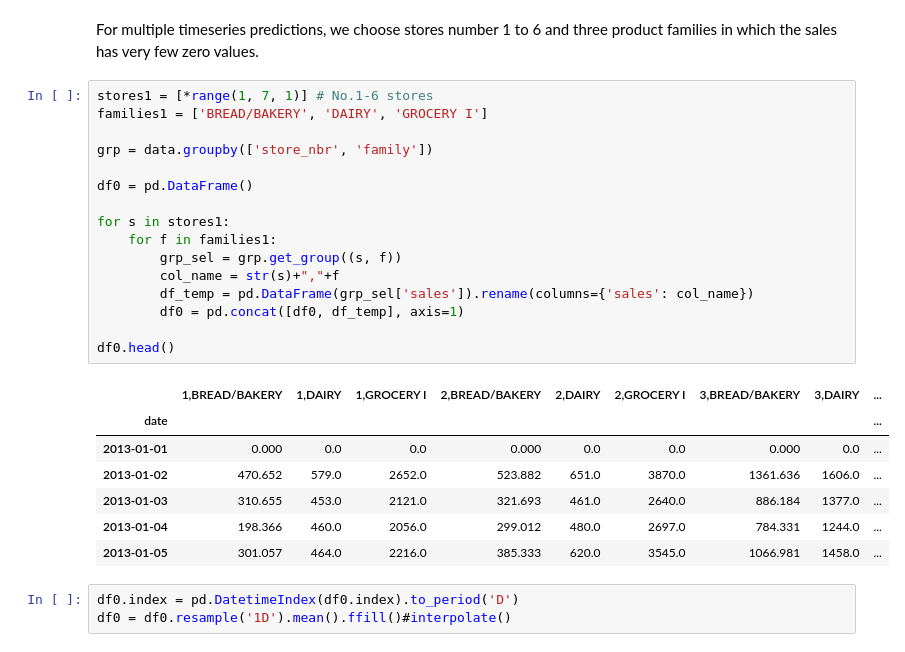
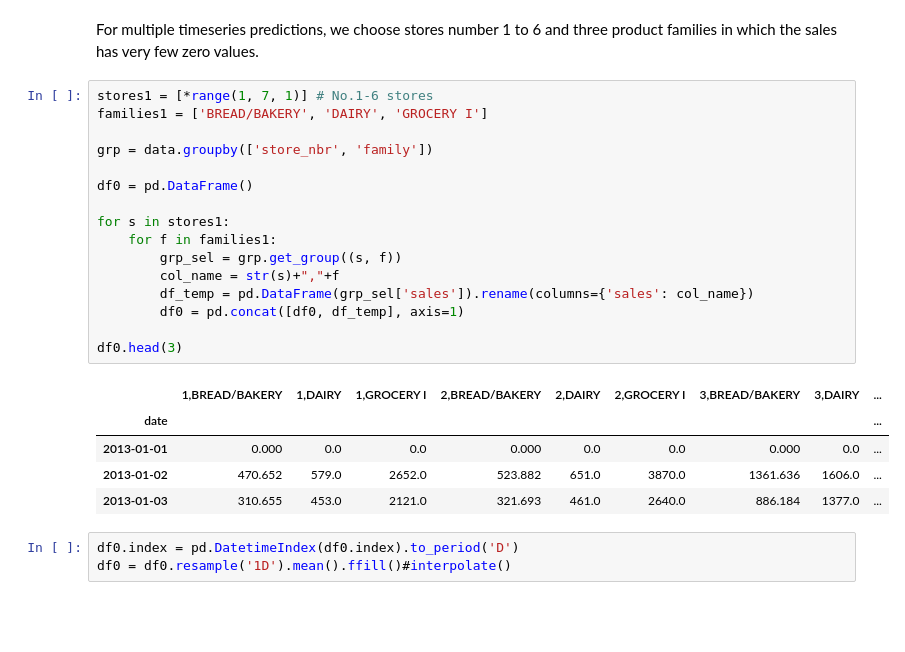
Before and after one commit to zxie9/Capstone-Project-Two, a Jupyter notebook: Notebooks/5. Modeling_Part1.ipynb, the cells around one changed output. Saved outputs shown, nothing was run; the diff lists cells and outputs as text; blank space fills up the shorter version.

```diff
--- a/Notebooks/5. Modeling_Part1.ipynb
+++ b/Notebooks/5. Modeling_Part1.ipynb
@@ -199,27 +203,25 @@ For multiple timeseries predictions, we choose stores number 1 to 6 and three pr
 # %%
 stores1 = [*range(1, 7, 1)] # No.1-6 stores
 families1 = ['BREAD/BAKERY', 'DAIRY', 'GROCERY I']
 
 grp = data.groupby(['store_nbr', 'family'])
 
 df0 = pd.DataFrame()
 
 for s in stores1:
     for f in families1:
         grp_sel = grp.get_group((s, f))
         col_name = str(s)+","+f
         df_temp = pd.DataFrame(grp_sel['sales']).rename(columns={'sales': col_name})
         df0 = pd.concat([df0, df_temp], axis=1)
 
-df0.head()
+df0.head(3)
 # %% [output]
 |  | 1,BREAD/BAKERY | 1,DAIRY | 1,GROCERY I | 2,BREAD/BAKERY | 2,DAIRY | 2,GROCERY I | 3,BREAD/BAKERY | 3,DAIRY | ... |
 | date |  |  |  |  |  |  |  |  | ... |
 | 2013-01-01 | 0.000 | 0.0 | 0.0 | 0.000 | 0.0 | 0.0 | 0.000 | 0.0 | ... |
 | 2013-01-02 | 470.652 | 579.0 | 2652.0 | 523.882 | 651.0 | 3870.0 | 1361.636 | 1606.0 | ... |
 | 2013-01-03 | 310.655 | 453.0 | 2121.0 | 321.693 | 461.0 | 2640.0 | 886.184 | 1377.0 | ... |
-| 2013-01-04 | 198.366 | 460.0 | 2056.0 | 299.012 | 480.0 | 2697.0 | 784.331 | 1244.0 | ... |
-| 2013-01-05 | 301.057 | 464.0 | 2216.0 | 385.333 | 620.0 | 3545.0 | 1066.981 | 1458.0 | ... |
 # %%
 df0.index = pd.DatetimeIndex(df0.index).to_period('D')
 df0 = df0.resample('1D').mean().ffill()#interpolate()
```
Also changed, not shown: parts of 22 cells of this notebook.
